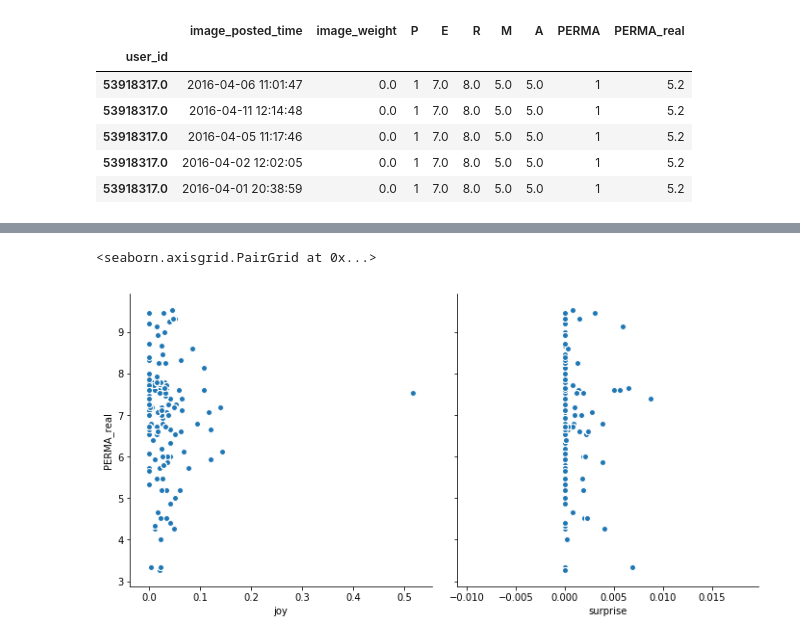
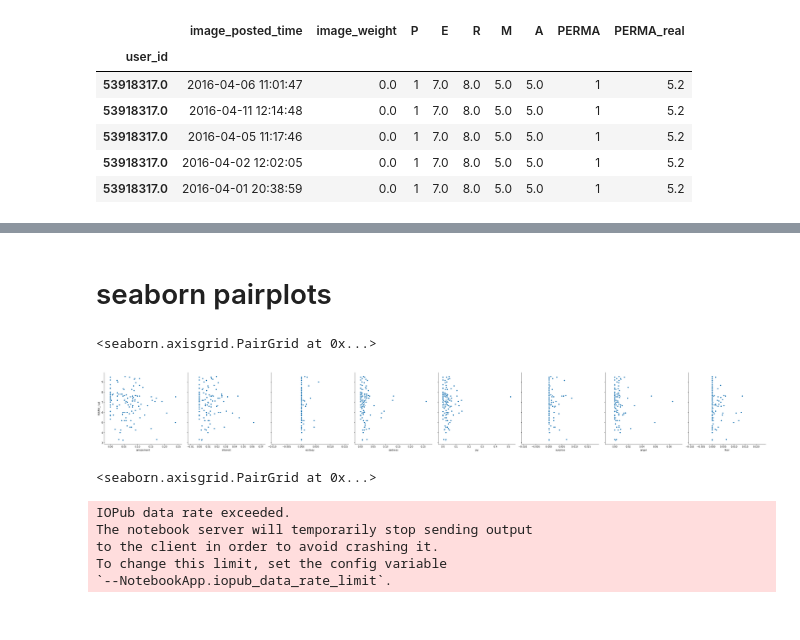
Before and after one commit to taxipapak/Marketing_Case, a Jupyter notebook: ANP feature engineering.ipynb, the cells around one changed output, grey strips where cells are left out. Saved outputs shown, nothing was run; the diff lists cells and outputs as text; code cells hidden in the pictures.

```diff
--- a/ANP feature engineering.ipynb
+++ b/ANP feature engineering.ipynb
@@ -396,4 +394,4 @@ anp_final_weighted_per_user.head(10)
 | 13745951.0 | 0.058677 | 0.011148 | 0.0 | 0.015620 | 0.034838 | 0.000790 | 0.000536 | 0.000000 | 0.001015 | 0.005215 | ... | ... |
 10 rows × 21 columns
 # %%
-anp_final_weighted_per_user.merge(PERMA_df,right_index=True,left_index=True)
+anp_final_weighted_per_user = anp_final_weighted_per_user.merge(PERMA_df,right_index=True,left_index=True)
@@ -534,10 +628,21 @@ y_vars = ["PERMA_real"]
+# %% [markdown]
+# seaborn pairplots
 # %%
 pair_df = anp_final_weighted_per_user.merge(PERMA_df,right_index=True,left_index=True)
 # %%
-sns.pairplot(pair_df,x_vars=['joy','surprise'],y_vars=y_vars,size=5)
+sns.pairplot(pair_df,x_vars=x_vars,y_vars=y_vars,size=5)
 # %% [output]
 <seaborn.axisgrid.PairGrid at 0x...>
-[figure, old version]
+[figure, new version]
+# %%
+sns.pairplot(pair_df,size=5)
+# %% [output]
+<seaborn.axisgrid.PairGrid at 0x...>
+IOPub data rate exceeded.
+The notebook server will temporarily stop sending output
+to the client in order to avoid crashing it.
+To change this limit, set the config variable
+`--NotebookApp.iopub_data_rate_limit`.
 # %%
 corr_matrix = .corr()
 # %%
```
Also changed, not shown: parts of 18 cells of this notebook.
